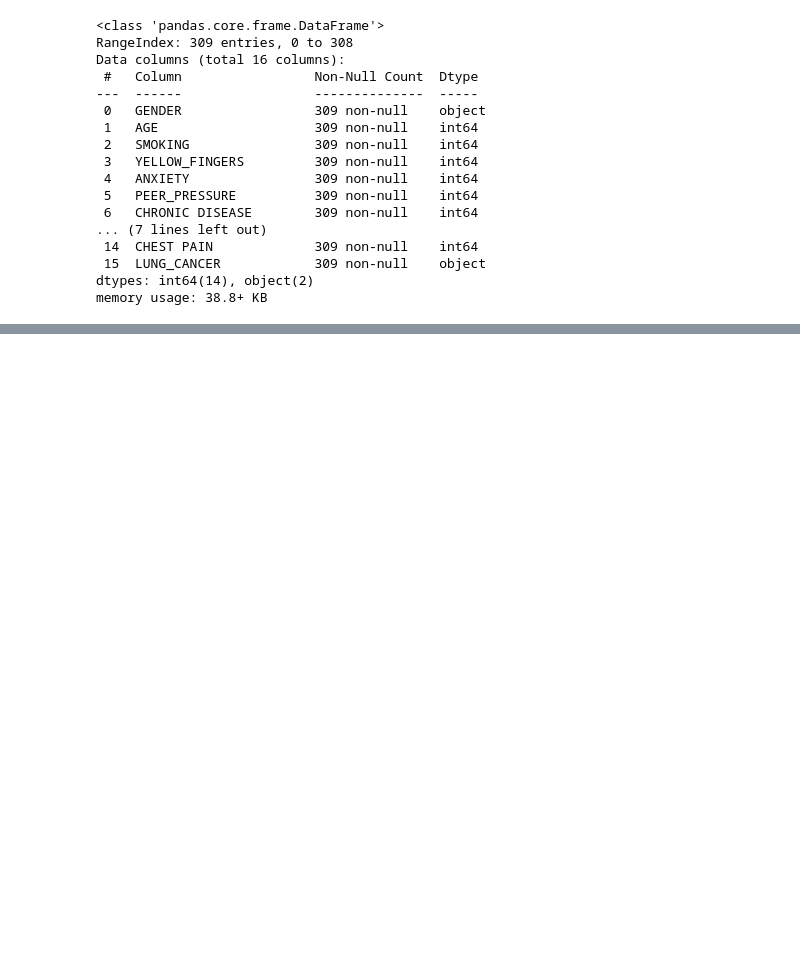
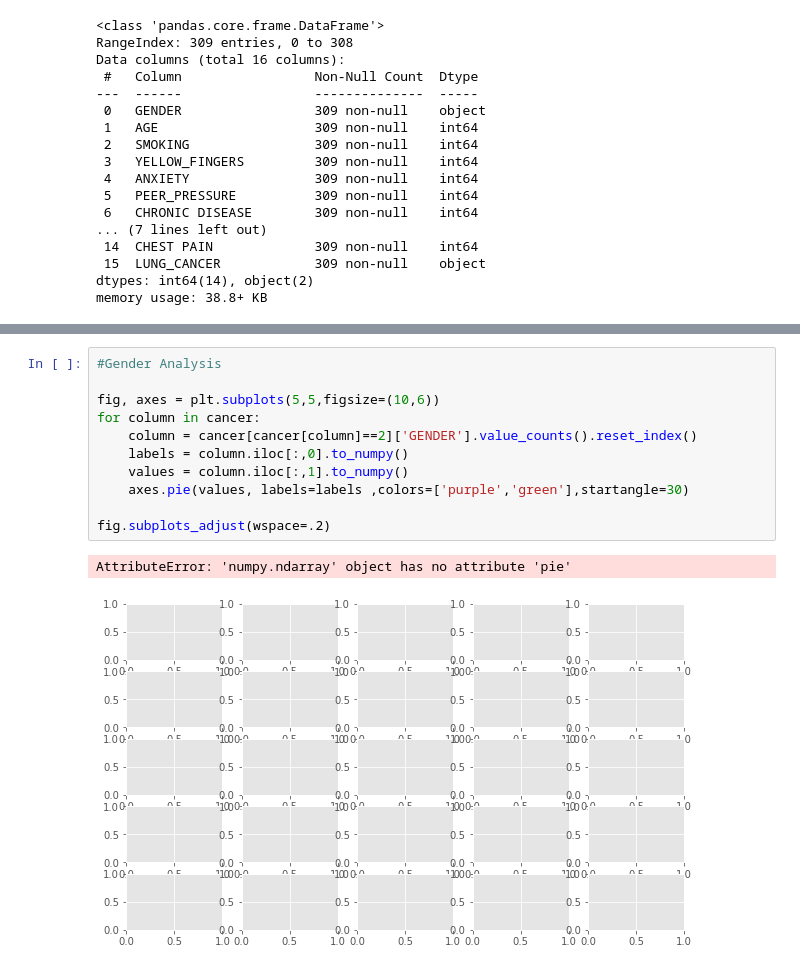
Before and after one commit to chunnali/Data-Analyst-Portfolio, a Jupyter notebook: Data_Analysis_Lung_Cancer.ipynb, the cells around one changed output, grey strips where cells are left out. Drawn from its saved outputs; the diff is of its cells as text; blank space fills up the shorter version.

```diff
--- a/Data_Analysis_Lung_Cancer.ipynb
+++ b/Data_Analysis_Lung_Cancer.ipynb
@@ -89,2 +134,16 @@ plt.show()
+# %%
+#Gender Analysis
+
+fig, axes = plt.subplots(5,5,figsize=(10,6))
+for column in cancer:
+    column = cancer[cancer[column]==2]['GENDER'].value_counts().reset_index()
+    labels = column.iloc[:,0].to_numpy()
+    values = column.iloc[:,1].to_numpy()
+    axes.pie(values, labels=labels ,colors=['purple','green'],startangle=30)
+
+fig.subplots_adjust(wspace=.2)
+# %% [output]
+AttributeError: 'numpy.ndarray' object has no attribute 'pie'
+[figure, added]
 # %%
 #Smoker by Gender
```
Also changed, not shown: parts of 9 cells of this notebook.
